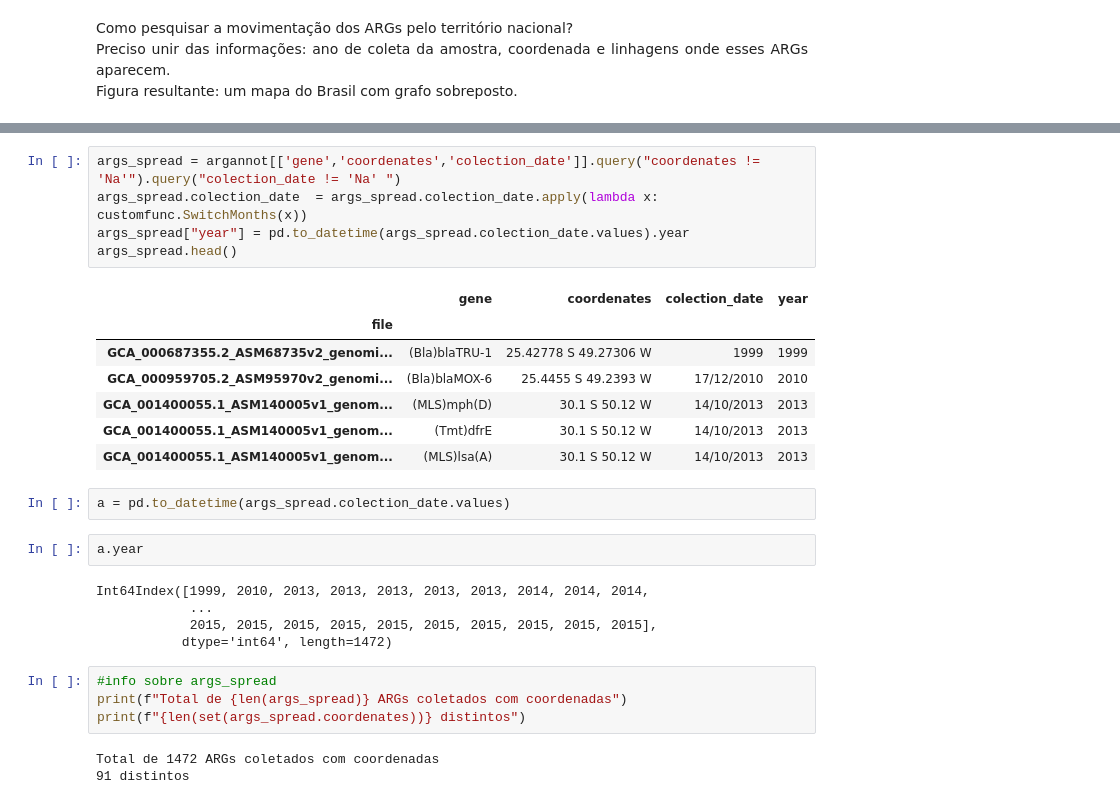
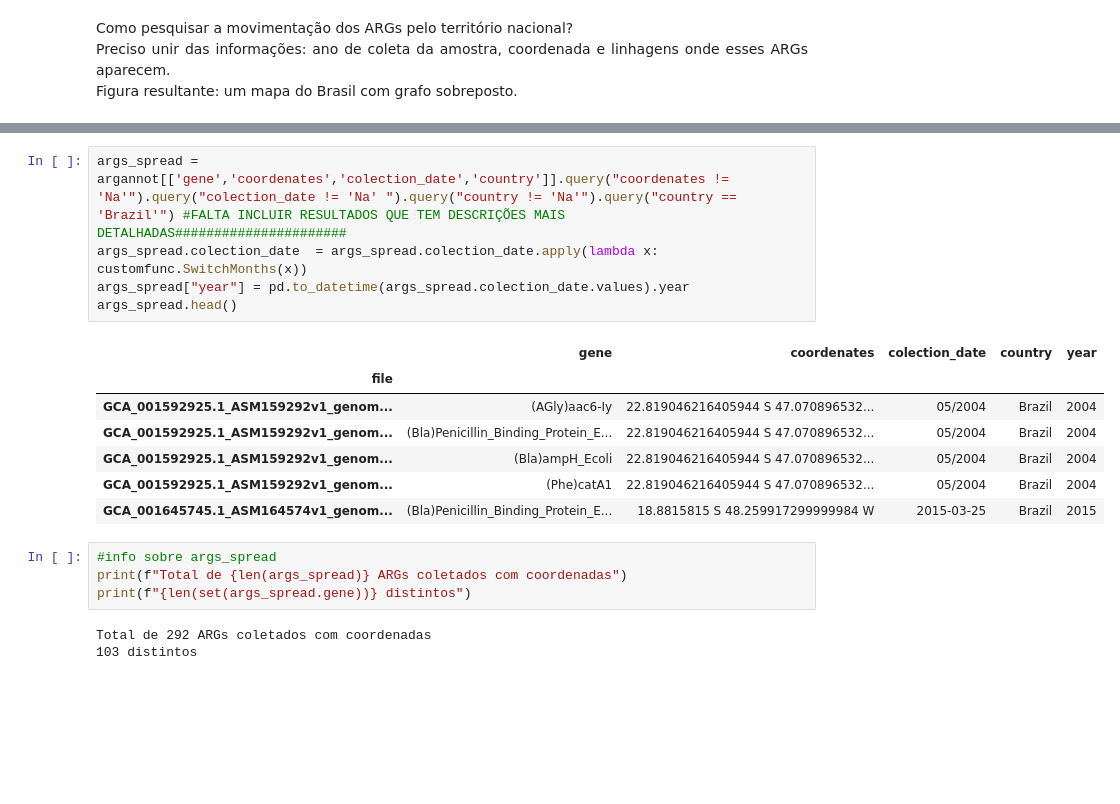
Before and after one commit to tiagocabralborelli/ARG-Sentinel, a Jupyter notebook: codebrazil.ipynb, the cells around one changed output, grey strips where cells are left out. Drawn from its saved outputs; the diff is of its cells as text; blank space fills up the shorter version.

Commit message:
column year improvement

```diff
--- a/codebrazil.ipynb
+++ b/codebrazil.ipynb
@@ -155,29 +144,20 @@ args_spread.head()
 # %%
-args_spread = argannot[['gene','coordenates','colection_date']].query("coordenates != 'Na'").query("colection_date != 'Na' ")
+args_spread = argannot[['gene','coordenates','colection_date','country']].query("coordenates != 'Na'").query("colection_date != 'Na' ").query("country != 'Na'").query("country == 'Brazil'") #FALTA INCLUIR RESULTADOS QUE TEM DESCRIÇÕES MAIS DETALHADAS######################
 args_spread.colection_date  = args_spread.colection_date.apply(lambda x: customfunc.SwitchMonths(x))
 args_spread["year"] = pd.to_datetime(args_spread.colection_date.values).year
 args_spread.head()
 # %% [output]
-|  | gene | coordenates | colection_date | year |
-| file |  |  |  |  |
-| GCA_000687355.2_ASM68735v2_genomi... | (Bla)blaTRU-1 | 25.42778 S 49.27306 W | 1999 | 1999 |
-| GCA_000959705.2_ASM95970v2_genomi... | (Bla)blaMOX-6 | 25.4455 S 49.2393 W | 17/12/2010 | 2010 |
-| GCA_001400055.1_ASM140005v1_genom... | (MLS)mph(D) | 30.1 S 50.12 W | 14/10/2013 | 2013 |
-| GCA_001400055.1_ASM140005v1_genom... | (Tmt)dfrE | 30.1 S 50.12 W | 14/10/2013 | 2013 |
-| GCA_001400055.1_ASM140005v1_genom... | (MLS)lsa(A) | 30.1 S 50.12 W | 14/10/2013 | 2013 |
+|  | gene | coordenates | colection_date | country | year |
+| file |  |  |  |  |  |
+| GCA_001592925.1_ASM159292v1_genom... | (AGly)aac6-Iy | 22.819046216405944 S 47.070896532... | 05/2004 | Brazil | 2004 |
+| GCA_001592925.1_ASM159292v1_genom... | (Bla)Penicillin_Binding_Protein_E... | 22.819046216405944 S 47.070896532... | 05/2004 | Brazil | 2004 |
+| GCA_001592925.1_ASM159292v1_genom... | (Bla)ampH_Ecoli | 22.819046216405944 S 47.070896532... | 05/2004 | Brazil | 2004 |
+| GCA_001592925.1_ASM159292v1_genom... | (Phe)catA1 | 22.819046216405944 S 47.070896532... | 05/2004 | Brazil | 2004 |
+| GCA_001645745.1_ASM164574v1_genom... | (Bla)Penicillin_Binding_Protein_E... | 18.8815815 S 48.259917299999984 W | 2015-03-25 | Brazil | 2015 |
-# %%
-a = pd.to_datetime(args_spread.colection_date.values)
-# %%
-a.year
-# %% [output]
-Int64Index([1999, 2010, 2013, 2013, 2013, 2013, 2013, 2014, 2014, 2014,
-            ...
-            2015, 2015, 2015, 2015, 2015, 2015, 2015, 2015, 2015, 2015],
-           dtype='int64', length=1472)
 # %%
 #info sobre args_spread
 print(f"Total de {len(args_spread)} ARGs coletados com coordenadas")
-print(f"{len(set(args_spread.coordenates))} distintos")
+print(f"{len(set(args_spread.gene))} distintos")
 # %% [output]
-Total de 1472 ARGs coletados com coordenadas
-91 distintos
+Total de 292 ARGs coletados com coordenadas
+103 distintos
```
Also changed, not shown: parts of 1 cell of this notebook.
